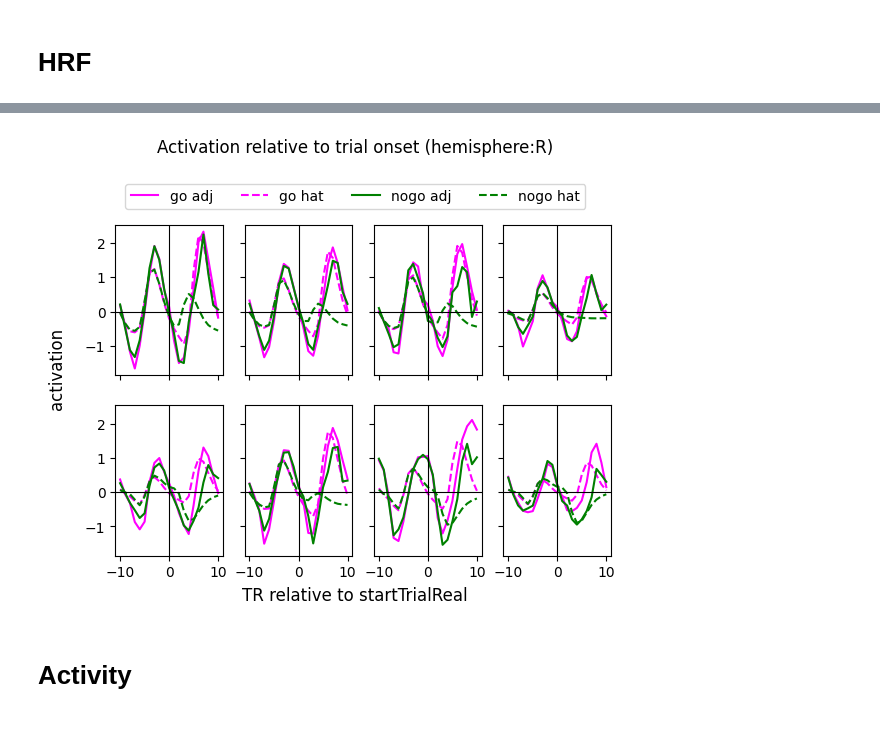
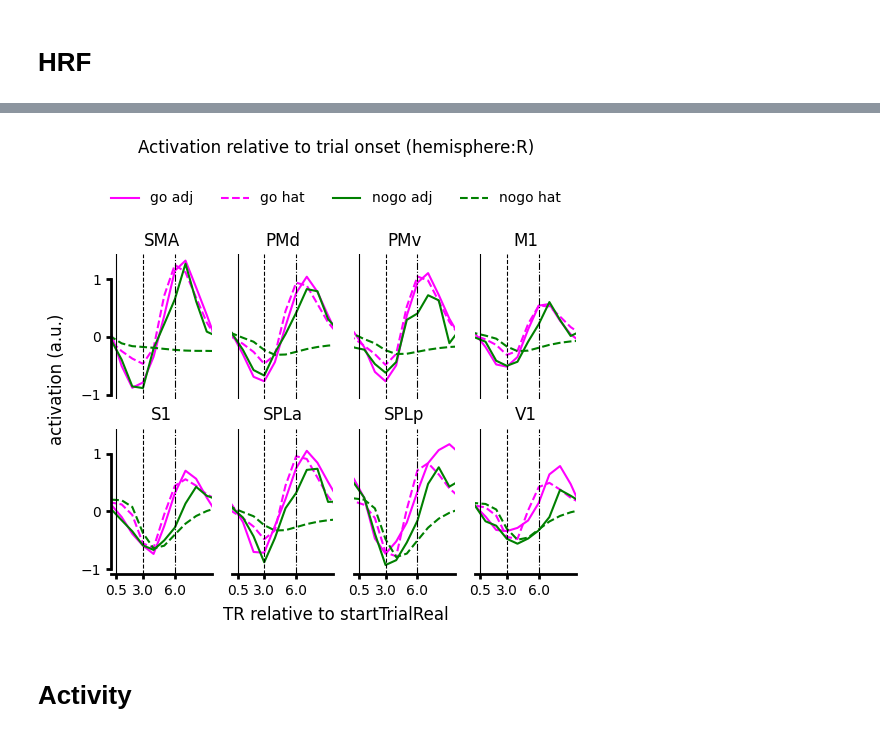
Before and after one commit to mnlmrc/sensori-motor-prediction, a Jupyter notebook: notebooks/main.ipynb, the cells around one changed output, grey strips where cells are left out. Saved outputs shown, nothing was run; the diff lists cells and outputs as text; code cells hidden in the pictures.

```diff
--- a/notebooks/main.ipynb
+++ b/notebooks/main.ipynb
@@ -138,24 +172,61 @@ fig.subplots_adjust(top=0.8)
 # %%
 Hem = 'R'
+roi = ['SMA', 'PMd', 'PMv', 'M1', 'S1', 'SPLa', 'SPLp', 'V1']
 r = 0
+glm = 11
 participant_id=['subj101']
-fig, axs = plt.subplots(nrows=2, ncols=4, sharex=True, sharey=True)
+fig, axs = plt.subplots(nrows=2, ncols=4, sharex=True, sharey=True, figsize=(6, 5))
 for i in range(2):
     for j in range(4):
-        fig, axs[i, j] = main('PLOT:hrf_roi', experiment, participant_id=participant_id, glm=10, roi=roi[r], Hem=Hem, fig=fig, axs=axs[i, j])
-        axs[i, j].axhline(0, color='k', ls='-', lw=.8)
-        axs[i, j].axvline(0, color='k', ls='-', lw=.8)
+        fig, axs[i, j] = main('PLOT:hrf_roi', experiment, participant_id=participant_id, glm=glm, roi=roi[r], Hem=Hem, fig=fig, axs=axs[i, j])
+        axs[i, j].axvline(.5, color='k', ls='-', lw=.8)
+        axs[i, j].axvline(3, color='k', ls='--', lw=.8)
+        axs[i, j].axvline(6, color='k', ls='-.', lw=.8)
+        axs[i, j].set_title(roi[r])
+        axs[i, j].set_xlim([0, 9.5])
+        axs[i, j].set_xticks([.5, 3, 6])
+
+        # Remove unnecessary spines
+        axs[i, j].spines['top'].set_visible(False)
+        axs[i, j].spines['right'].set_visible(False)
+
+        # Hide left and bottom spines based on row/column
+        if i == 0:
+            axs[i, j].spines['bottom'].set_visible(False)  # First row, hide bottom spine
+        if j > 0:
+            axs[i, j].spines['left'].set_visible(False)  # Hide left spines except first column
+
+        # Hide ticks for non-left columns and first row
+        if j > 0:
+            axs[i, j].tick_params(axis='y', left=False)
+        if i == 0:
+            axs[i, j].tick_params(axis='x', bottom=False)
+
         r += 1
 
+# Ensure left spines and ticks are visible for the first column
+for i in range(2):
+    axs[i, 0].spines['left'].set_visible(True)  # Show left spine for first column
+    axs[i, 0].spines['left'].set_linewidth(2)  # Set left spine width for first column
+    axs[i, 0].spines['left'].set_bounds([-1, 1])
+    axs[i, 0].tick_params(axis='y', width=2)  # Show y-axis ticks for the first column
+
+# Ensure bottom spines and ticks are visible for the second row
+for j in range(4):
+    axs[1, j].spines['bottom'].set_visible(True)  # Show bottom spine for second row
+    axs[1, j].spines['bottom'].set_linewidth(2)  # Set bottom spine width for second row
+    axs[1, j].tick_params(axis='x', width=2)  # Show x-axis ticks for second row
+
+# Legend and labels
 handles, labels = axs[0, 0].get_legend_handles_labels()
-fig.legend(handles, labels, loc='upper center', ncol=4, bbox_to_anchor=(0.5, .9))
-fig.supylabel('activation')
+fig.legend(handles, labels, loc='upper center', ncol=4, bbox_to_anchor=(0.5, .9), frameon=False)
+fig.supylabel('activation (a.u.)')
 fig.supxlabel('TR relative to startTrialReal')
 fig.suptitle(f'Activation relative to trial onset (hemisphere:{Hem})')
 
-fig.subplots_adjust(top=0.8)
+fig.subplots_adjust(top=0.75)
 # %% [output]
-[figure, old version]
+[figure, new version]
 # %% [markdown]
 # **Activity**
 # %%
```
Also changed, not shown: parts of 7 cells of this notebook, 3 other files.
